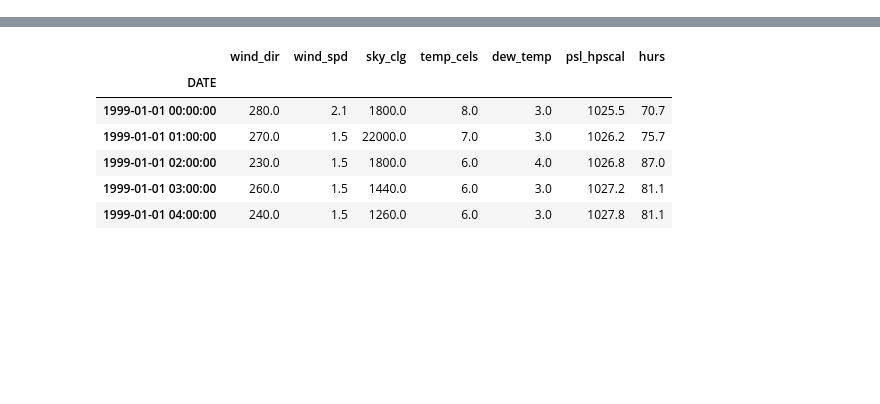
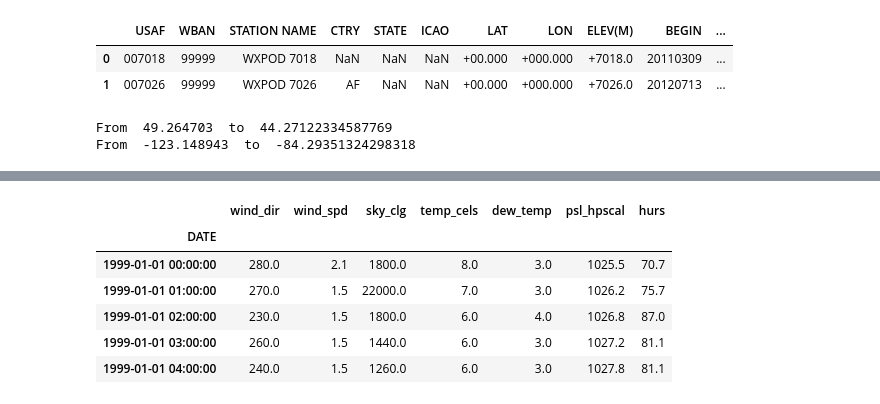
Before and after one commit to justinfmccarty/epwmorph, a Jupyter notebook: notebooks/NOAA Station Data API.ipynb, the cells around one changed output, grey strips where cells are left out. Drawn from its saved outputs; the diff is of its cells as text; code cells hidden in the pictures; blank space fills up the shorter version.

```diff
--- a/notebooks/NOAA Station Data API.ipynb
+++ b/notebooks/NOAA Station Data API.ipynb
@@ -29,6 +33,43 @@ from datetime import datetime as dt
 # %%
 stations_inventory = pd.read_csv('https://www1.ncdc.noaa.gov/pub/data/noaa/isd-inventory.csv',dtype='str')
 stations_list = pd.read_csv('https://www1.ncdc.noaa.gov/pub/data/noaa/isd-history.csv',dtype='str')
+stations_list.head(2)
+# %% [output]
+|  | USAF | WBAN | STATION NAME | CTRY | STATE | ICAO | LAT | LON | ELEV(M) | BEGIN | ... |
+| 0 | 007018 | 99999 | WXPOD 7018 | NaN | NaN | NaN | +00.000 | +000.000 | +7018.0 | 20110309 | ... |
+| 1 | 007026 | 99999 | WXPOD 7026 | AF | NaN | NaN | +00.000 | +000.000 | +7026.0 | 20120713 | ... |
+# %%
+ds = pd.DataFrame()
+ds['station'] = stations_list['STATION NAME']
+ds['begin'] = pd.to_datetime(stations_list['BEGIN'], format='%Y%m%d')
+ds['end'] = pd.to_datetime(stations_list['END'], format='%Y%m%d')
+ds['latitude'] = stations_list['LAT']
+ds['longitude'] = stations_list['LON']
+
+start = pd.Timestamp(1976,1,1)
+end = pd.Timestamp(2005,12,31)
+
+
+ds = ds[ds['begin'] < start]
+ds = ds[ds['end'] > end]
+
+# convert ds to a geodataframe and create list of points
+# then use the following
+
+
+gdf = gpd.GeoDataFrame(
+    ds, geometry=gpd.points_from_xy(ds.longitude, ds.latitude))
+
+# the Point() coordinates need to be translated from the WGS84 to cartesian system
+pt_a = Point(49.264703,-123.148943)
+ls = LineString([Point(point.x, point.y) for point in gdf.geometry])
+nearest_pts = [pt for pt in nearest_points(pt_a, ls)]
+
+print('From ',nearest_pts[0].x,' to ',nearest_pts[1].x)
+print('From ',nearest_pts[0].y,' to ',nearest_pts[1].y)
+# %% [output]
+From  49.264703  to  44.27122334587769
+From  -123.148943  to  -84.29351324298318
 # %%
 stations_list[stations_list['STATION NAME'].str.contains('PORTLAND', na=False)]
 # %% [output]
```
Also changed, not shown: parts of 2 cells of this notebook.
